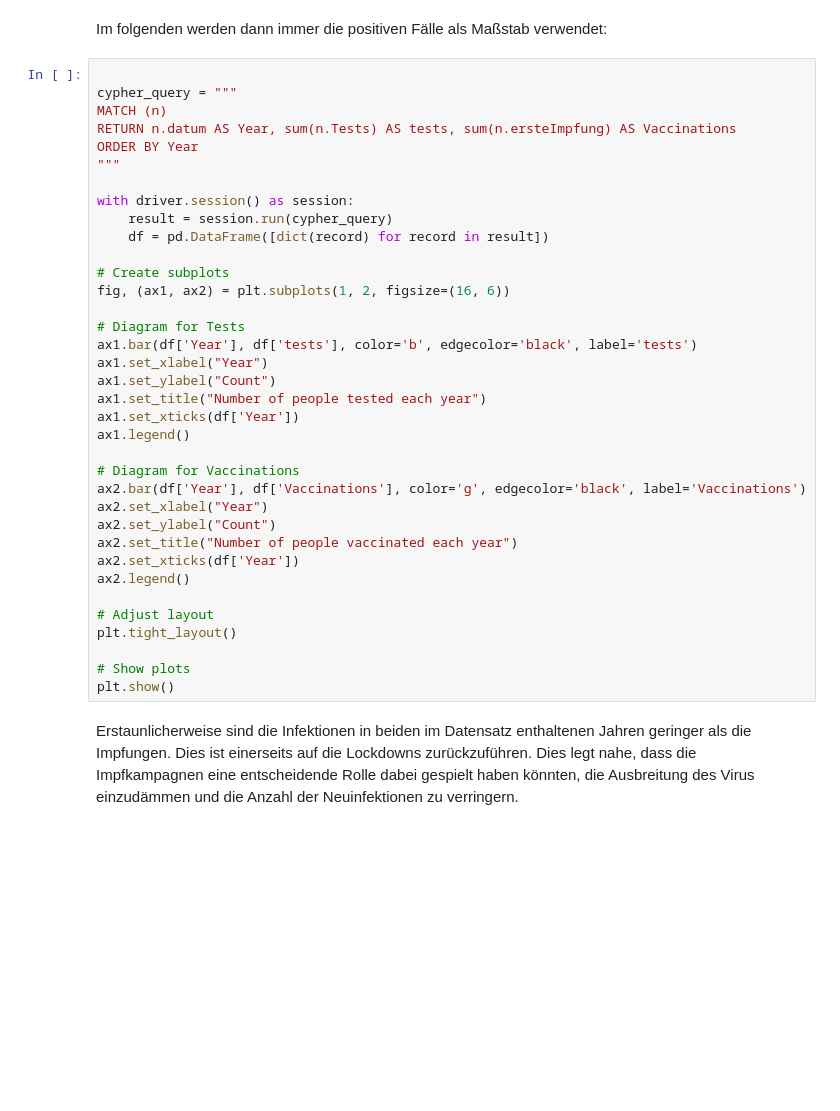
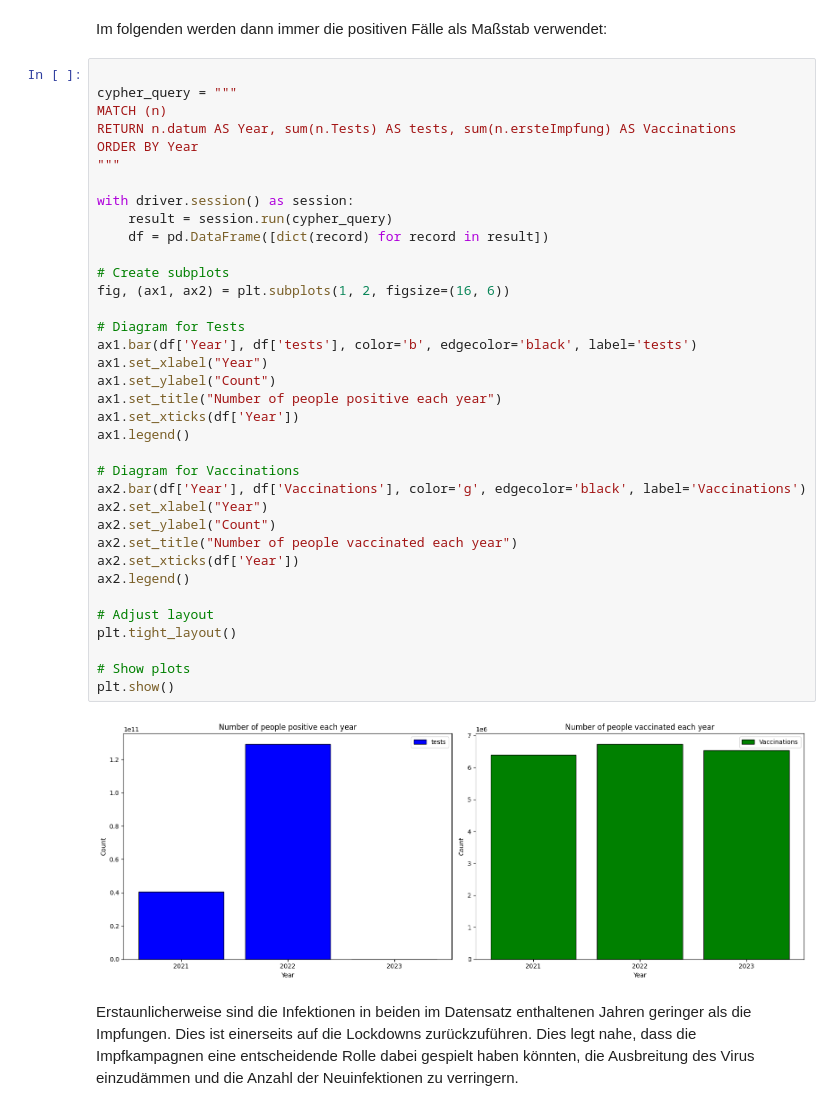
Before and after one commit to wi22b085/big-data, a Jupyter notebook: BigData-Projekt_Covid/BD_Project.ipynb, the cells around one changed output. Cells and saved outputs as stored; diff of their text form; blank space fills up the shorter version.

```diff
--- a/BigData-Projekt_Covid/BD_Project.ipynb
+++ b/BigData-Projekt_Covid/BD_Project.ipynb
@@ -545,34 +858,36 @@ RETURN n.datum AS Year, sum(n.Tests) AS tests, sum(n.ersteImpfung) AS Vaccinatio
 ORDER BY Year
 """
 
 with driver.session() as session:
     result = session.run(cypher_query)
     df = pd.DataFrame([dict(record) for record in result])
 
 # Create subplots
 fig, (ax1, ax2) = plt.subplots(1, 2, figsize=(16, 6))
 
 # Diagram for Tests
 ax1.bar(df['Year'], df['tests'], color='b', edgecolor='black', label='tests')
 ax1.set_xlabel("Year")
 ax1.set_ylabel("Count")
-ax1.set_title("Number of people tested each year")
+ax1.set_title("Number of people positive each year")
 ax1.set_xticks(df['Year'])
 ax1.legend()
 
 # Diagram for Vaccinations
 ax2.bar(df['Year'], df['Vaccinations'], color='g', edgecolor='black', label='Vaccinations')
 ax2.set_xlabel("Year")
 ax2.set_ylabel("Count")
 ax2.set_title("Number of people vaccinated each year")
 ax2.set_xticks(df['Year'])
 ax2.legend()
 
 # Adjust layout
 plt.tight_layout()
 
 # Show plots
 plt.show()
+# %% [output]
+[figure, added]
 # %% [markdown]
 Erstaunlicherweise sind die Infektionen in beiden im Datensatz enthaltenen Jahren geringer als die Impfungen. Dies ist einerseits auf die Lockdowns zurückzuführen. Dies legt nahe, dass die Impfkampagnen eine entscheidende Rolle dabei gespielt haben könnten, die Ausbreitung des Virus einzudämmen und die Anzahl der Neuinfektionen zu verringern.
 # %% [markdown]
```
Also changed, not shown: parts of 63 cells of this notebook, 1 other file.
